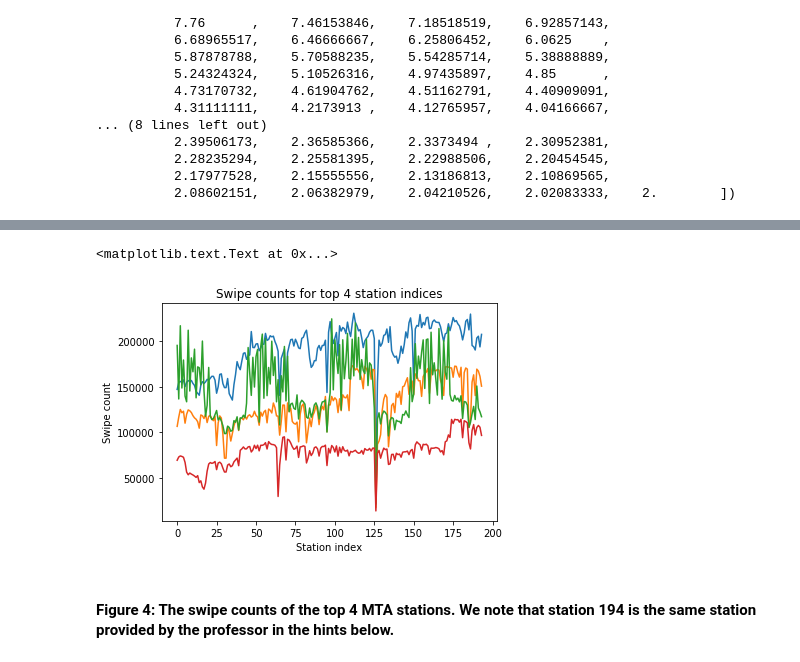
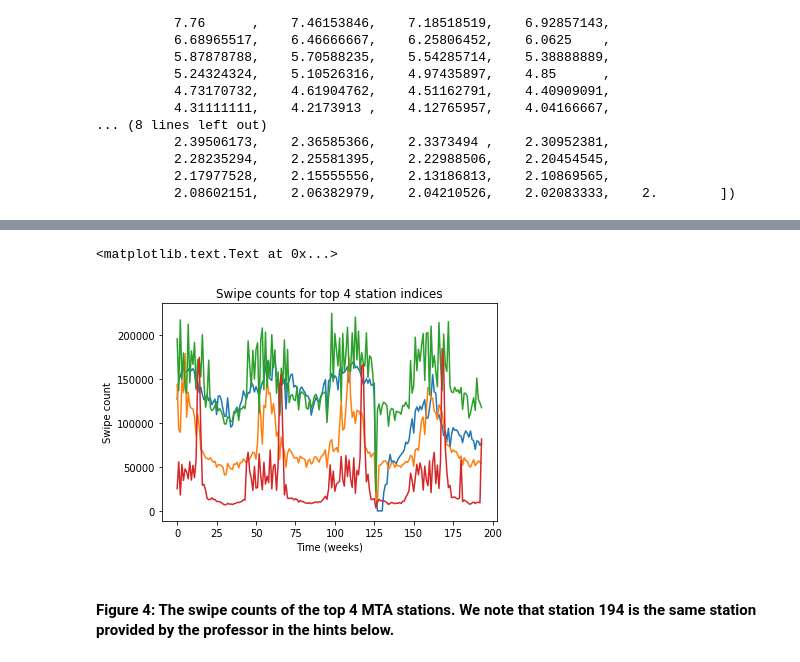
Before and after one commit to ekh331/PUI2017_ekh331, a Jupyter notebook: HW10_ekh331/HW10_1_ekh331.ipynb, the cells around one changed output, grey strips where cells are left out. Drawn from its saved outputs; the diff is of its cells as text; code cells hidden in the pictures.

```diff
--- a/HW10_ekh331/HW10_1_ekh331.ipynb
+++ b/HW10_ekh331/HW10_1_ekh331.ipynb
@@ -279,13 +279,13 @@ for idx, peak in enumerate(powers):
 # %%
-indices = [9, 27, 194, 221]
+indices = [0, 150, 194, 327]
 for i in indices:
     plt.plot(station[i])
 
 plt.title('Swipe counts for top 4 station indices')
-plt.xlabel('Station index')
+plt.xlabel('Time (weeks)')
 plt.ylabel('Swipe count')
 # %% [output]
 <matplotlib.text.Text at 0x...>
-[figure, old version]
+[figure, new version]
 # %% [markdown]
 #### Figure 4: The swipe counts of the top 4 MTA stations. We note that station 194 is the same station provided by the professor in the hints below.
```
Also changed, not shown: parts of 3 cells of this notebook.
